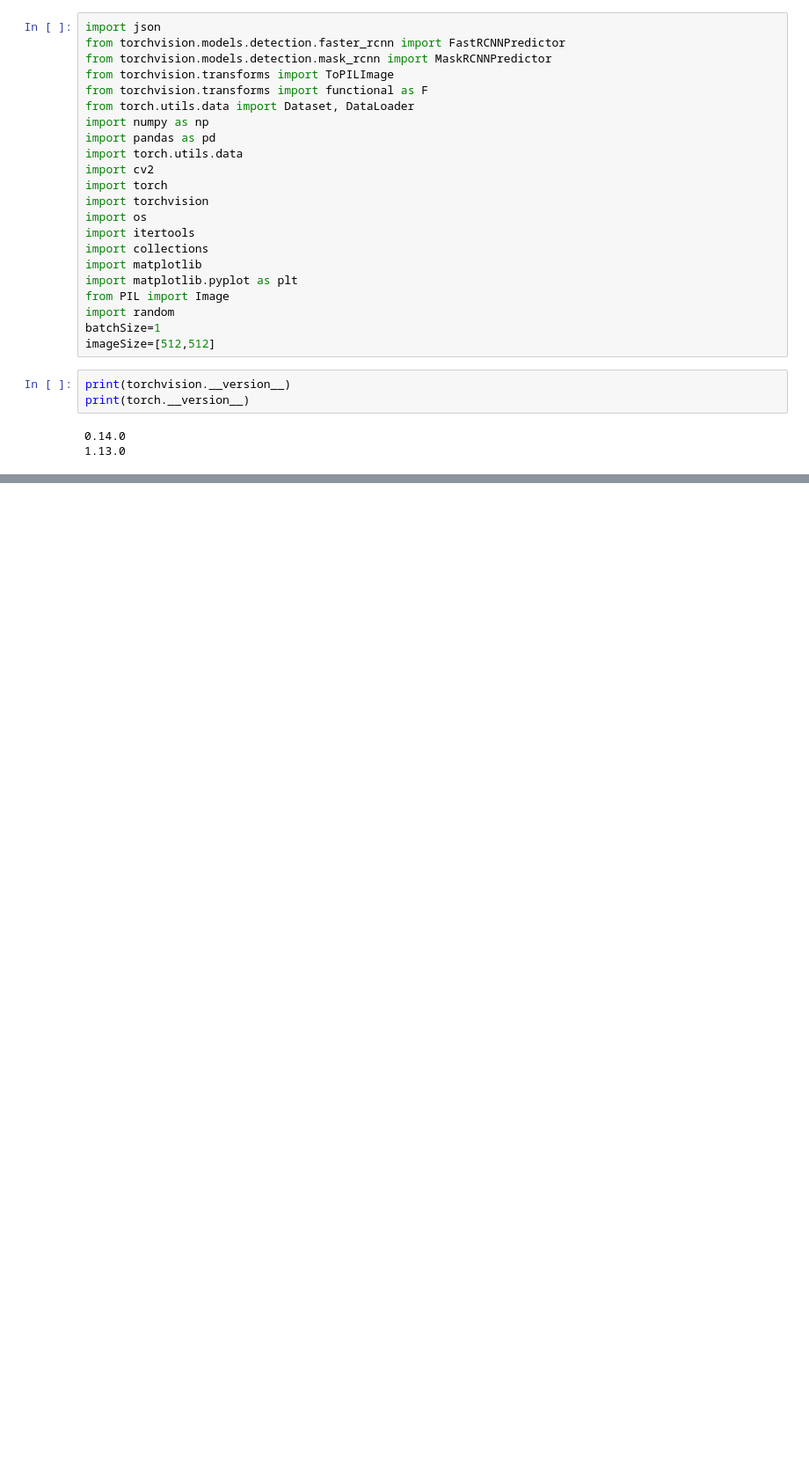
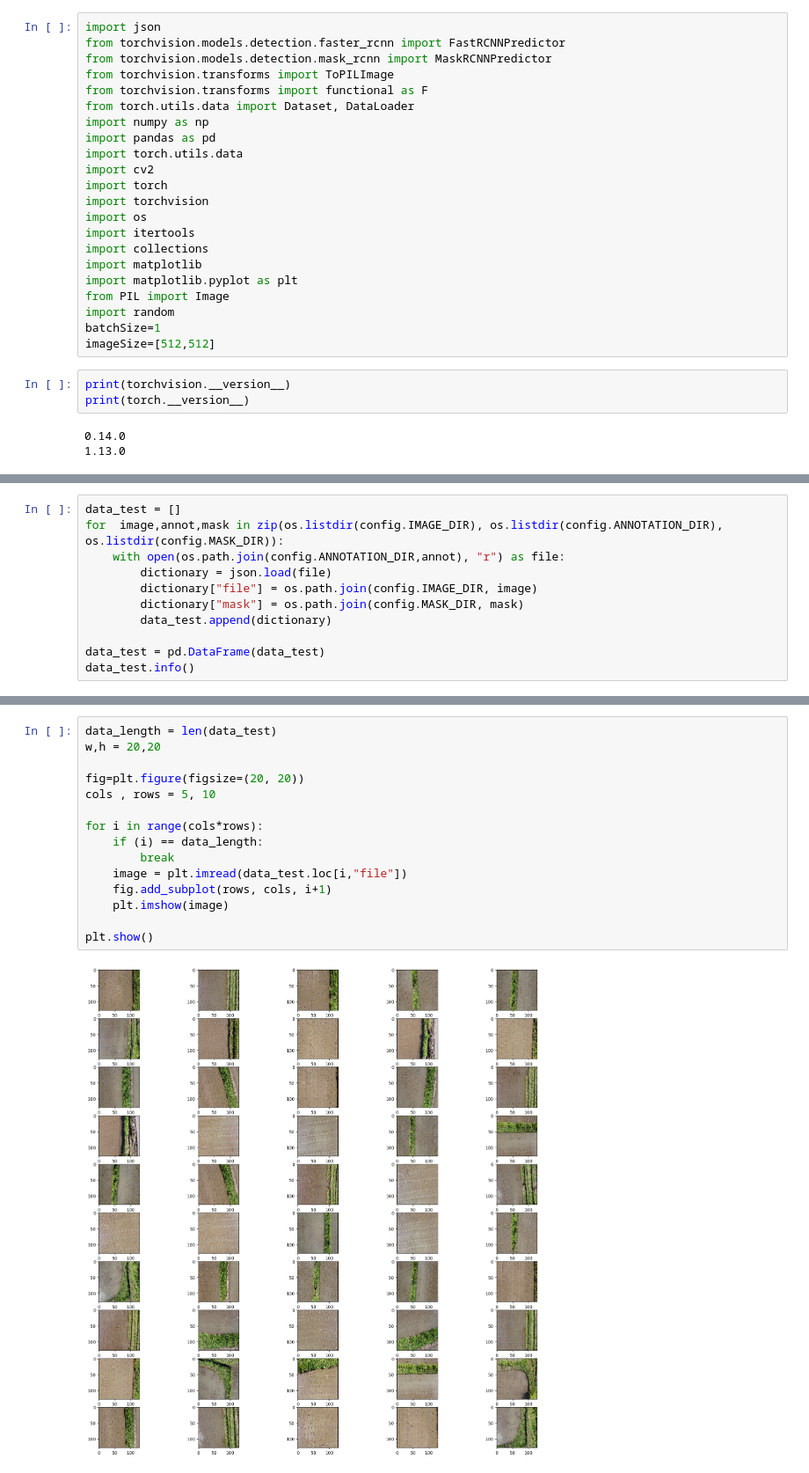
Before and after one commit to andika-eka/Rice-field---Mask-RCNN-with-pytorch-, a Jupyter notebook: test copy.ipynb, the cells around one changed output, grey strips where cells are left out. Shown at 88% size. Cells and saved outputs as stored; diff of their text form; blank space fills up the shorter version.

```diff
--- a/test copy.ipynb
+++ b/test copy.ipynb
@@ -118,0 +124,11 @@ UnpicklingError: invalid load key, '['.
+# %%
+data_test = []
+for  image,annot,mask in zip(os.listdir(config.IMAGE_DIR), os.listdir(config.ANNOTATION_DIR), os.listdir(config.MASK_DIR)):
+    with open(os.path.join(config.ANNOTATION_DIR,annot), "r") as file:
+        dictionary = json.load(file)
+        dictionary["file"] = os.path.join(config.IMAGE_DIR, image)
+        dictionary["mask"] = os.path.join(config.MASK_DIR, mask)
+        data_test.append(dictionary)
+
+data_test = pd.DataFrame(data_test)
+data_test.info()
@@ -118,0 +148,17 @@ UnpicklingError: invalid load key, '['.
+# %%
+data_length = len(data_test)
+w,h = 20,20
+
+fig=plt.figure(figsize=(20, 20))
+cols , rows = 5, 10
+
+for i in range(cols*rows):
+    if (i) == data_length:
+        break
+    image = plt.imread(data_test.loc[i,"file"])
+    fig.add_subplot(rows, cols, i+1)
+    plt.imshow(image)
+
+plt.show()
+# %% [output]
+[figure, added]
```
Also changed, not shown: parts of 13 cells of this notebook, 1 other file.
